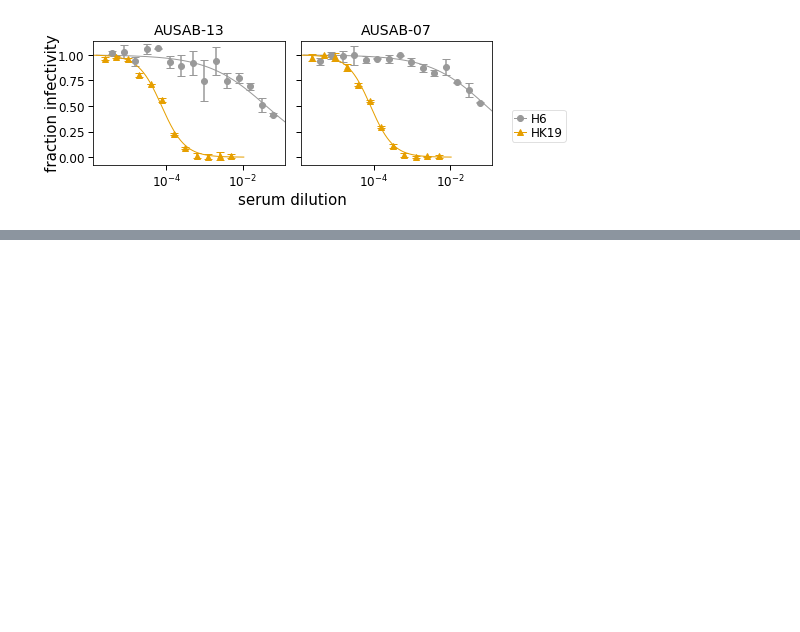
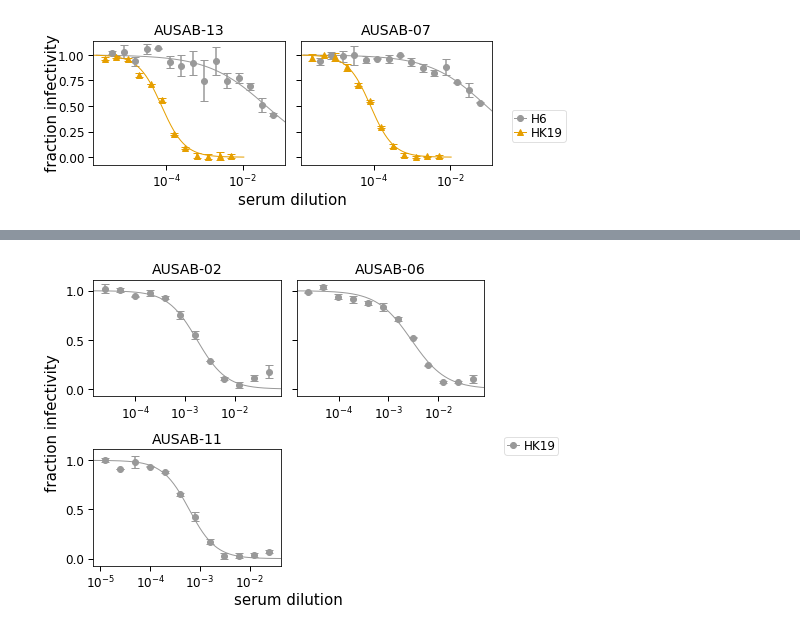
Before and after one commit to sorsinelli/flu_h3_hk19_dms_ic50, a Jupyter notebook: experiments/neut_assays/analyze_sera_neut_screening.ipynb, the cells around one changed output, grey strips where cells are left out. Cells and saved outputs as stored; diff of their text form; code cells hidden in the pictures; blank space fills up the shorter version.

```diff
--- a/experiments/neut_assays/analyze_sera_neut_screening.ipynb
+++ b/experiments/neut_assays/analyze_sera_neut_screening.ipynb
@@ -356,0 +391,5 @@ plt.savefig('figures/221006_serum_neuts_07-13.pdf', bbox_inches=bbox)
+# %%
+data = (
+    pd.read_csv('neut_data/221018_neuts_tidy.csv')
+)
+data.head(10)
@@ -356,0 +408,15 @@ plt.savefig('figures/221006_serum_neuts_07-13.pdf', bbox_inches=bbox)
+# %%
+fits = neutcurve.CurveFits(data)
+# %%
+fig, axes = fits.plotSera(ncol=2,
+                          xlabel='serum dilution',
+#                           virus_to_color_marker={
+#                               'HK19_run1': ('green', 'o'),
+#                               'HK19_run2': ('DarkSlateBlue', 'o'),
+#                               'H6_TY': ('gray', 'o'),
+#                               'H6_FW': ('orange', 'o'),
+#                           },
+                          sharex = False
+                         )
+# %% [output]
+[figure, added]
```
Also changed, not shown: parts of 3 cells of this notebook, 1 other file.
